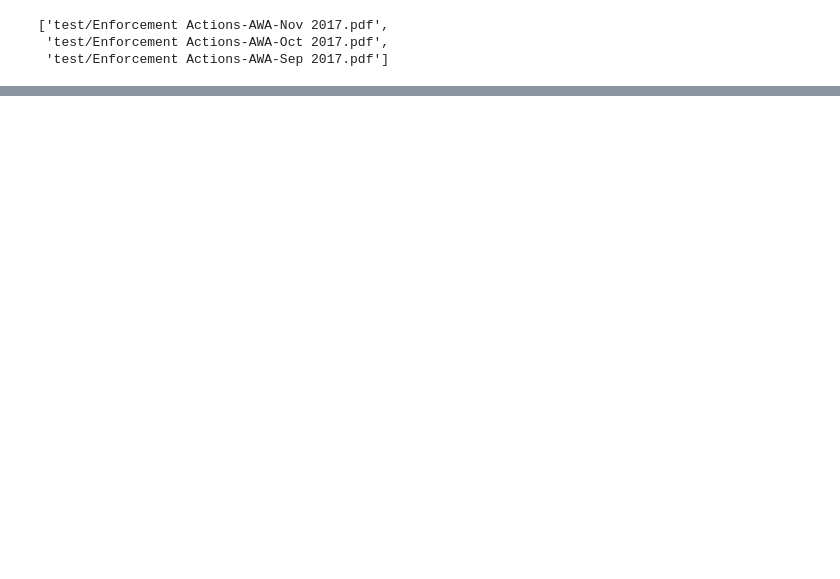
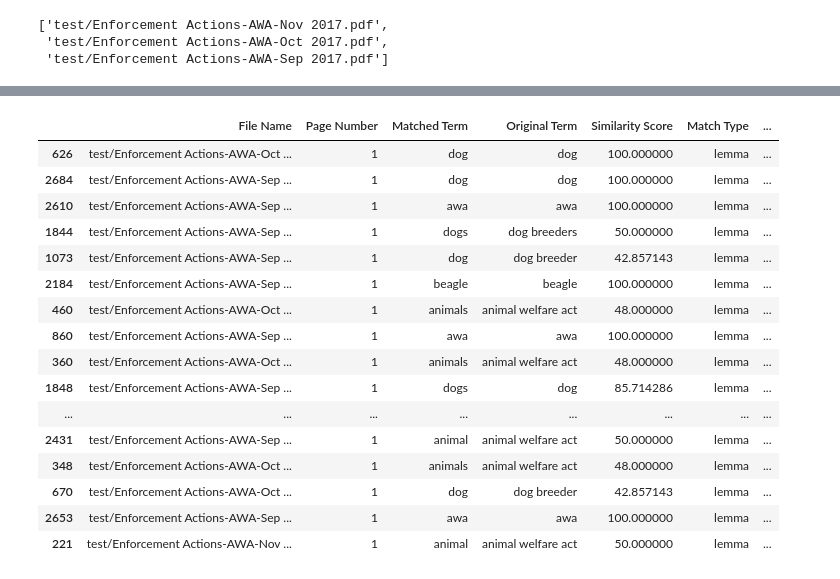
Before and after one commit to smarshak33/APHIS-FOIA-Dynamic-Scrape, a Jupyter notebook: 02 APHIS Text Analysis.ipynb, the cells around one changed output, grey strips where cells are left out. Drawn from its saved outputs; the diff is of its cells as text; code cells hidden in the pictures; blank space fills up the shorter version.

```diff
--- a/02 APHIS Text Analysis.ipynb
+++ b/02 APHIS Text Analysis.ipynb
@@ -78,6 +136,8 @@ df_list = []
 for i, target_pdf in enumerate(target_pdfs, start = 0):
     print(f"Processing {i} of {len(target_pdfs)}... ")
     text = pdf2image_ocr_text(target_pdf)
+    text = text.lower()
+    print(text)
     print(f"Looking for context words... ")
     df_list.append(keyword_context_finder(
     content=text,
@@ -114,3 +188,23 @@ df_list(sample)
+# %%
+df.sample(20)
+# %% [output]
+|  | File Name | Page Number | Matched Term | Original Term | Similarity Score | Match Type | ... |
+| 626 | test/Enforcement Actions-AWA-Oct ... | 1 | dog | dog | 100.000000 | lemma | ... |
+| 2684 | test/Enforcement Actions-AWA-Sep ... | 1 | dog | dog | 100.000000 | lemma | ... |
+| 2610 | test/Enforcement Actions-AWA-Sep ... | 1 | awa | awa | 100.000000 | lemma | ... |
+| 1844 | test/Enforcement Actions-AWA-Sep ... | 1 | dogs | dog breeders | 50.000000 | lemma | ... |
+| 1073 | test/Enforcement Actions-AWA-Sep ... | 1 | dog | dog breeder | 42.857143 | lemma | ... |
+| 2184 | test/Enforcement Actions-AWA-Sep ... | 1 | beagle | beagle | 100.000000 | lemma | ... |
+| 460 | test/Enforcement Actions-AWA-Oct ... | 1 | animals | animal welfare act | 48.000000 | lemma | ... |
+| 860 | test/Enforcement Actions-AWA-Sep ... | 1 | awa | awa | 100.000000 | lemma | ... |
+| 360 | test/Enforcement Actions-AWA-Oct ... | 1 | animals | animal welfare act | 48.000000 | lemma | ... |
+| 1848 | test/Enforcement Actions-AWA-Sep ... | 1 | dogs | dog | 85.714286 | lemma | ... |
+| ... | ... | ... | ... | ... | ... | ... | ... |
+| 2431 | test/Enforcement Actions-AWA-Sep ... | 1 | animal | animal welfare act | 50.000000 | lemma | ... |
+| 348 | test/Enforcement Actions-AWA-Oct ... | 1 | animals | animal welfare act | 48.000000 | lemma | ... |
+| 670 | test/Enforcement Actions-AWA-Oct ... | 1 | dog | dog breeder | 42.857143 | lemma | ... |
+| 2653 | test/Enforcement Actions-AWA-Sep ... | 1 | awa | awa | 100.000000 | lemma | ... |
+| 221 | test/Enforcement Actions-AWA-Nov ... | 1 | animal | animal welfare act | 50.000000 | lemma | ... |
 # %%
 ## Organizing files using glob
 # target_pdfs = sorted(glob.glob("*.pdf"))
```
Also changed, not shown: parts of 8 cells of this notebook.
